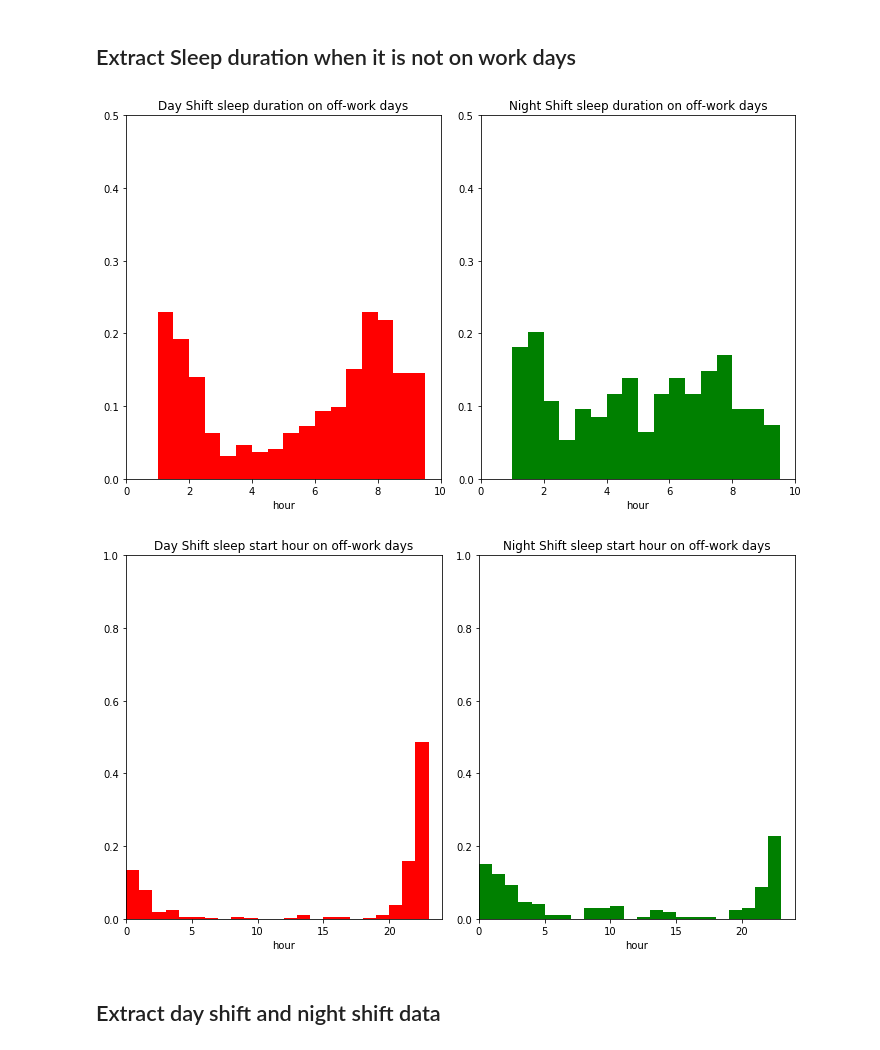
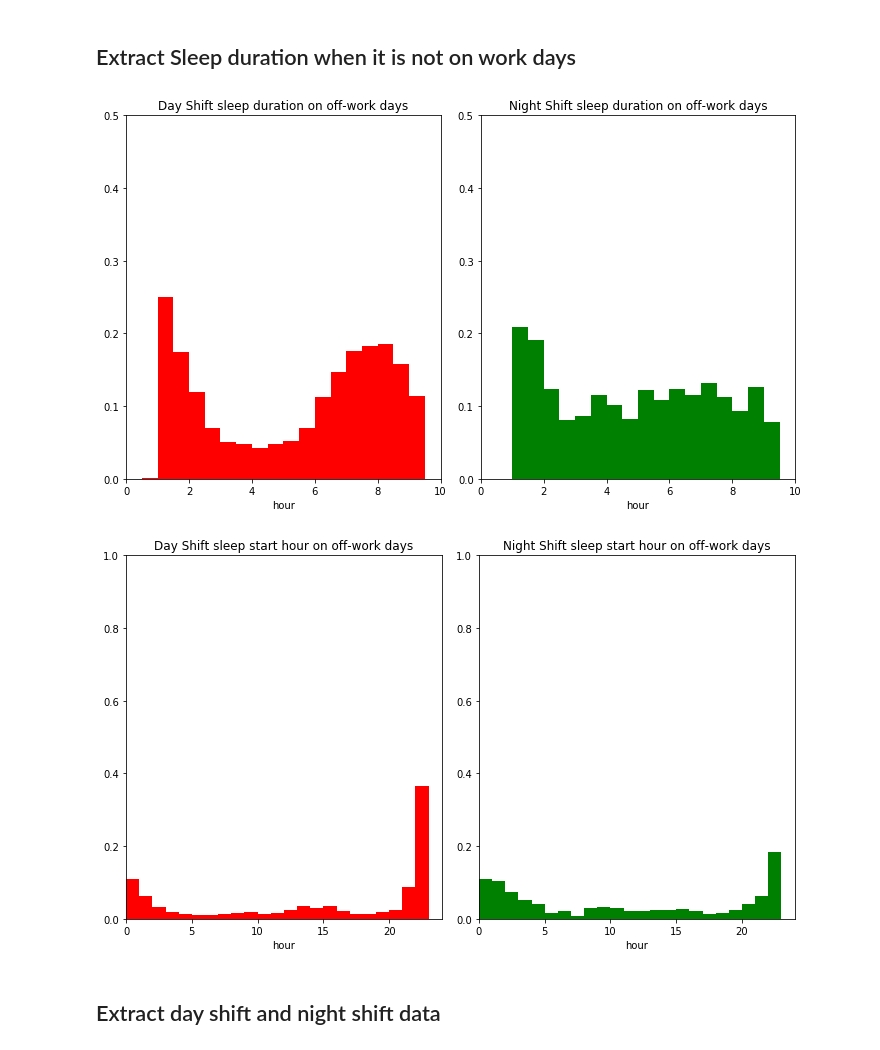
Before and after one commit to usc-sail/tiles-time-series, a Jupyter notebook: nurse_work_day_sleep_stat.ipynb, the cells around one changed output. Cells and saved outputs as stored; diff of their text form; code cells hidden in the pictures.

```diff
--- a/nurse_work_day_sleep_stat.ipynb
+++ b/nurse_work_day_sleep_stat.ipynb
@@ -39,6 +39,8 @@ for user_id in IDs.index:
 ## Plot sleep duration
 # %%
 data = []
+
+num_of_bins = np.arange(0, 10, 0.5)
 
 # Day shift
 day_shift_sleep_before_work = sleep_before_work.loc[sleep_before_work['shift_type'] == 1]
@@ -50,11 +52,11 @@ day_shift_sleep_duration_after_work = np.array(day_shift_sleep_after_work['durat
 data.append(day_shift_sleep_duration_after_work)
 
 # Night shift
-night_shift_sleep_before_work = sleep_before_work.loc[sleep_before_work['shift_type'] == 0]
+night_shift_sleep_before_work = sleep_before_work.loc[sleep_before_work['shift_type'] == 2]
 night_shift_sleep_duration_before_work = np.array(night_shift_sleep_before_work['duration_in_seconds']) / 3600
 data.append(night_shift_sleep_duration_before_work)
 
-night_shift_sleep_after_work = sleep_after_work.loc[sleep_after_work['shift_type'] == 0]
+night_shift_sleep_after_work = sleep_after_work.loc[sleep_after_work['shift_type'] == 2]
 night_shift_sleep_duration_after_work = np.array(night_shift_sleep_after_work['duration_in_seconds']) / 3600
 data.append(night_shift_sleep_duration_after_work)
 
@@ -90,7 +176,7 @@ day_shift_sleep_off_work_days = np.array(day_shift_sleep_off_work_days['duration
 data.append(day_shift_sleep_off_work_days)
 
 # Night shift
-night_shift_sleep_off_work_days = sleep_off_work.loc[sleep_off_work['shift_type'] == 0]
+night_shift_sleep_off_work_days = sleep_off_work.loc[sleep_off_work['shift_type'] == 2]
 night_shift_sleep_off_work_days = np.array(night_shift_sleep_off_work_days['duration_in_seconds']) / 3600
 data.append(night_shift_sleep_off_work_days)
 
@@ -120,43 +206,43 @@ data = []
 
 # Day shift
 day_shift_sleep_off_work_days = sleep_off_work.loc[sleep_off_work['shift_type'] == 1]
-day_shift_sleep_off_work_days = day_shift_sleep_off_work_days.loc[day_shift_sleep_off_work_days['duration_in_seconds'] > 3600 * 3]
+#day_shift_sleep_off_work_days = day_shift_sleep_off_work_days.loc[day_shift_sleep_off_work_days['duration_in_seconds'] > 3600 * 3]
 day_shift_sleep_off_work_days = pd.to_datetime(day_shift_sleep_off_work_days['start_recording_time'])
 day_shift_sleep_off_work_days = np.array([time.hour for time in day_shift_sleep_off_work_days])
 
 data.append(day_shift_sleep_off_work_days)
 
 # Night shift
-night_shift_sleep_off_work_days = sleep_off_work.loc[sleep_off_work['shift_type'] == 0]
-night_shift_sleep_off_work_days = night_shift_sleep_off_work_days.loc[night_shift_sleep_off_work_days['duration_in_seconds'] > 3600 * 3]
+night_shift_sleep_off_work_days = sleep_off_work.loc[sleep_off_work['shift_type'] == 2]
+#night_shift_sleep_off_work_days = night_shift_sleep_off_work_days.loc[night_shift_sleep_off_work_days['duration_in_seconds'] > 3600 * 3]
 night_shift_sleep_off_work_days = pd.to_datetime(night_shift_sleep_off_work_days['start_recording_time'])
 night_shift_sleep_off_work_days = np.array([time.hour for time in night_shift_sleep_off_work_days])
 
 data.append(night_shift_sleep_off_work_days)
 
 # color
 color = ['r', 'g']
 
 # Title
 title = ['Day Shift sleep start hour on off-work days', 'Night Shift sleep start hour on off-work days']
 
 fig, axes = plt.subplots(nrows=1, ncols=2, figsize=(10, 6))
 
 num_of_bins = range(0, 24, 1)
 
 for i in range(len(axes.flatten())):
     axes[i].set_xlim([0, 24])
     axes[i].set_ylim([0, 1])
     axes[i].set_xlabel('hour', fontsize=10)
 
     axes[i].hist(list(data[i]), normed=True, bins=num_of_bins, color=color[i])
     axes[i].set_title(title[i])
 
 fig.tight_layout()
 plt.show()
 # %% [output]
-[figure, old version]
+[figure, new version]
-[figure, old version]
+[figure, new version]
 # %% [markdown]
 ## Extract day shift and night shift data
 # %% [markdown]
```
Also changed, not shown: parts of 3 cells of this notebook, 8 other files.
